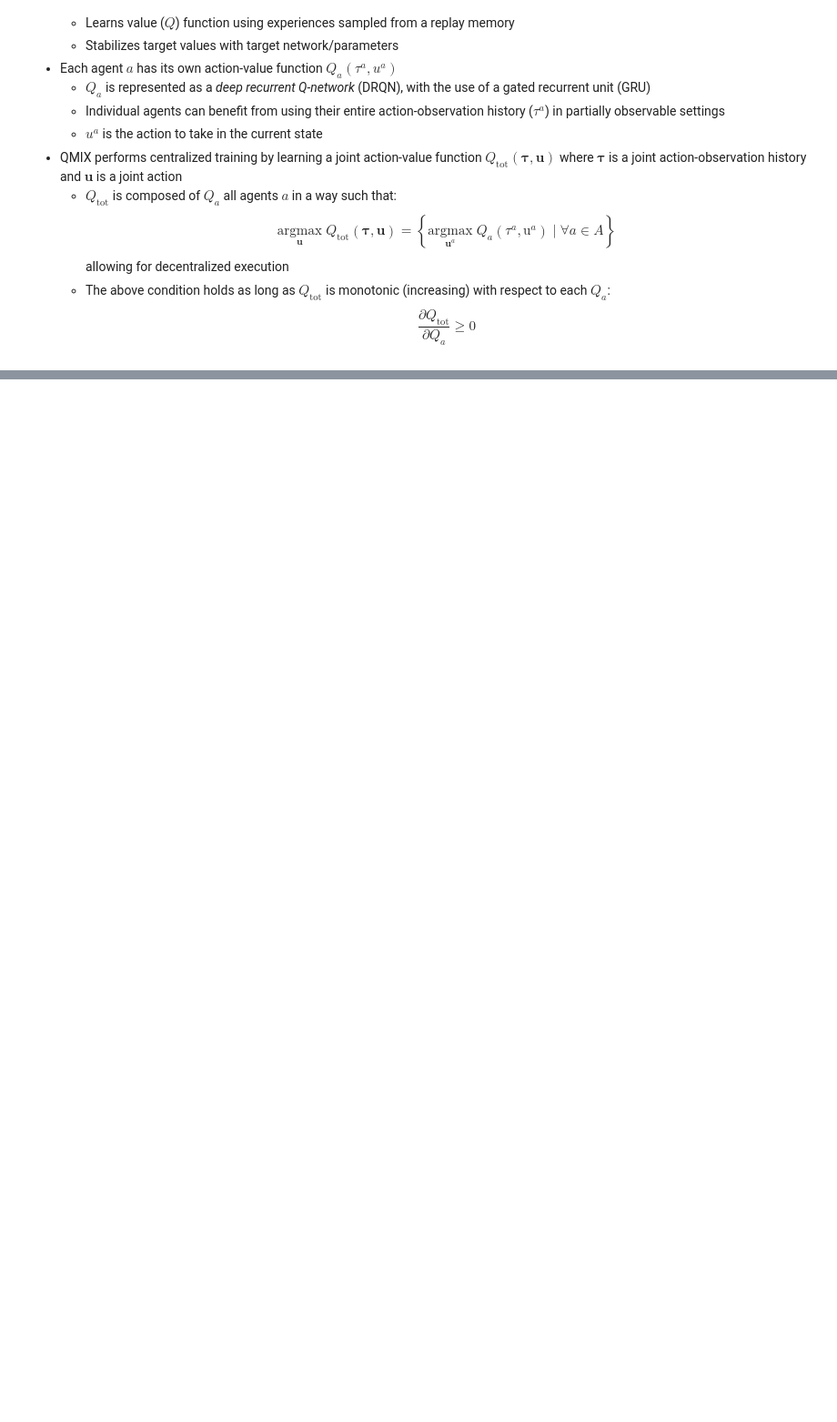
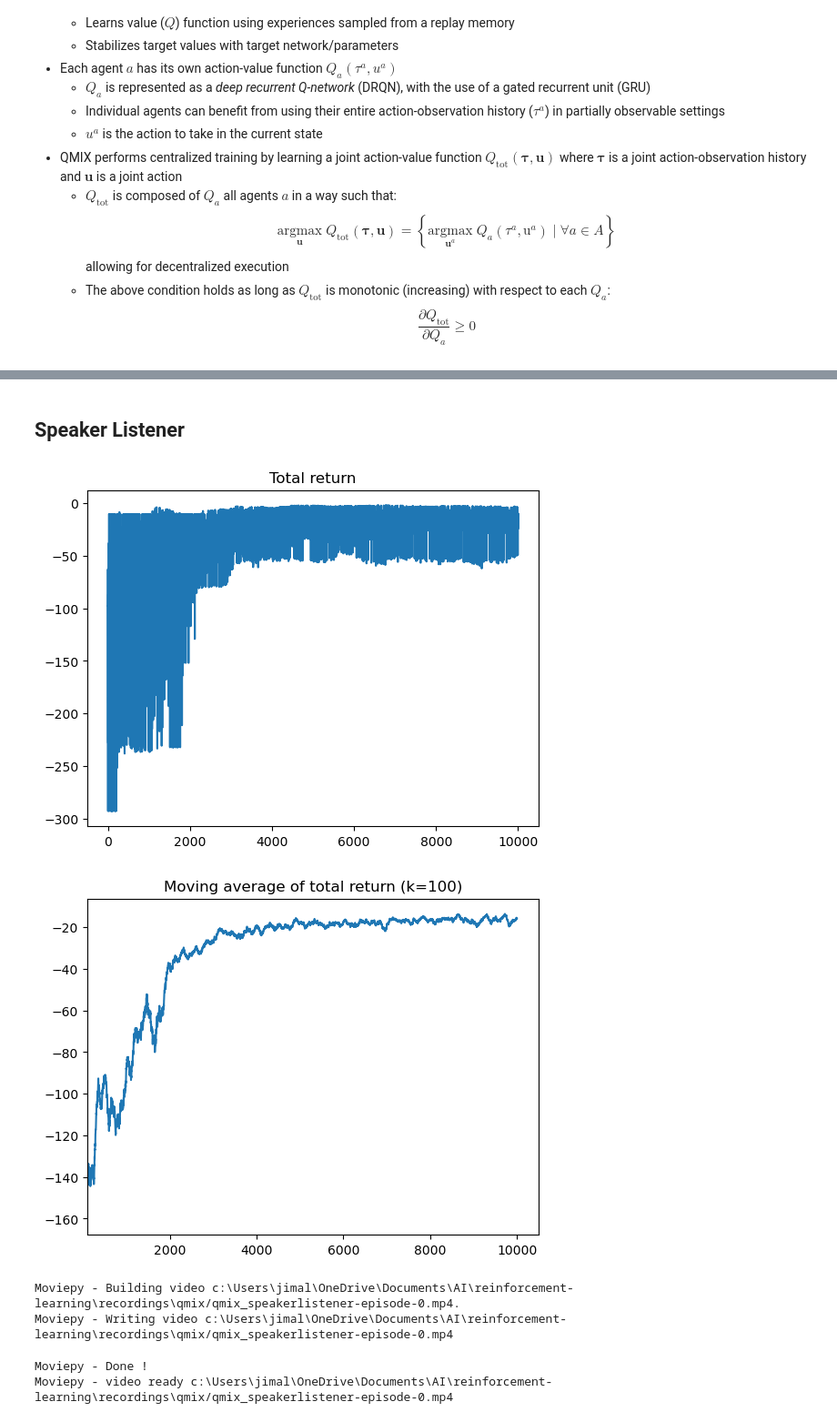
Before and after one commit to jimtoledo/reinforcement-learning, a Jupyter notebook: notebooks/qmix.ipynb, the cells around one changed output, grey strips where cells are left out. Shown: that part at 91% size. Saved outputs shown, nothing was run; the diff lists cells and outputs as text; code cells hidden in the pictures; blank space fills up the shorter version.

```diff
--- a/notebooks/qmix.ipynb
+++ b/notebooks/qmix.ipynb
@@ -112,0 +151,15 @@ Moviepy - video ready c:\Users\jimal\OneDrive\Documents\AI\reinforcement-learnin
+# %% [markdown]
+## Speaker Listener
+# %%
+returns = get_saved_results('qmix_speakerlistener_lastaction_seeded')
+show_returns(returns)
+from pettingzoo.mpe import simple_speaker_listener_v4
+env = simple_speaker_listener_v4.env(render_mode='rgb_array')
+run_record_model(returns['best_model'], env, num_episodes=10, video_prefix='qmix_speakerlistener', seeds=returns['seeds'])
+# %% [output]
+[figure, added]
+[figure, added]
+Moviepy - Building video c:\Users\jimal\OneDrive\Documents\AI\reinforcement-learning\recordings\qmix/qmix_speakerlistener-episode-0.mp4.
+Moviepy - Writing video c:\Users\jimal\OneDrive\Documents\AI\reinforcement-learning\recordings\qmix/qmix_speakerlistener-episode-0.mp4
+Moviepy - Done !
+Moviepy - video ready c:\Users\jimal\OneDrive\Documents\AI\reinforcement-learning\recordings\qmix/qmix_speakerlistener-episode-0.mp4
```
Also changed, not shown: parts of 20 cells of this notebook, 9 other files.
